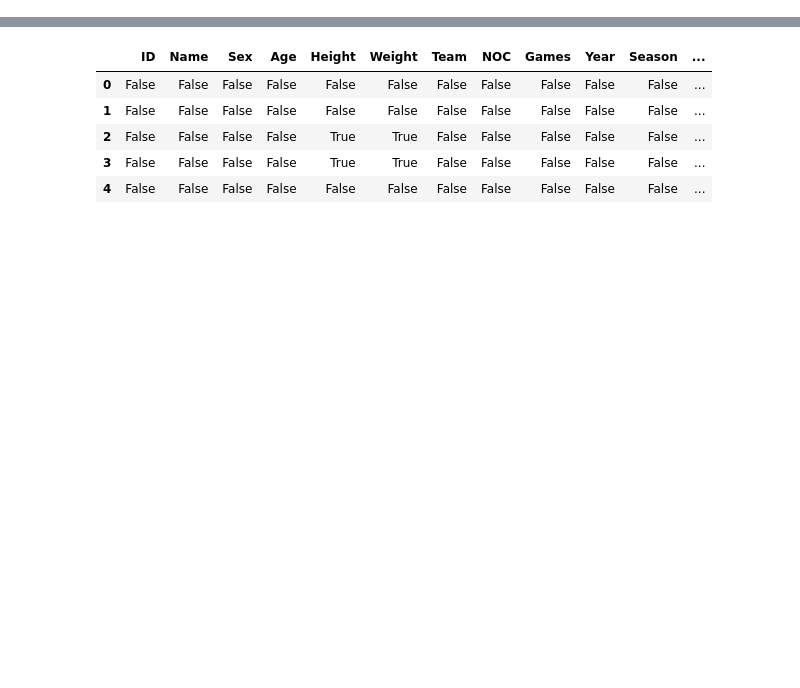
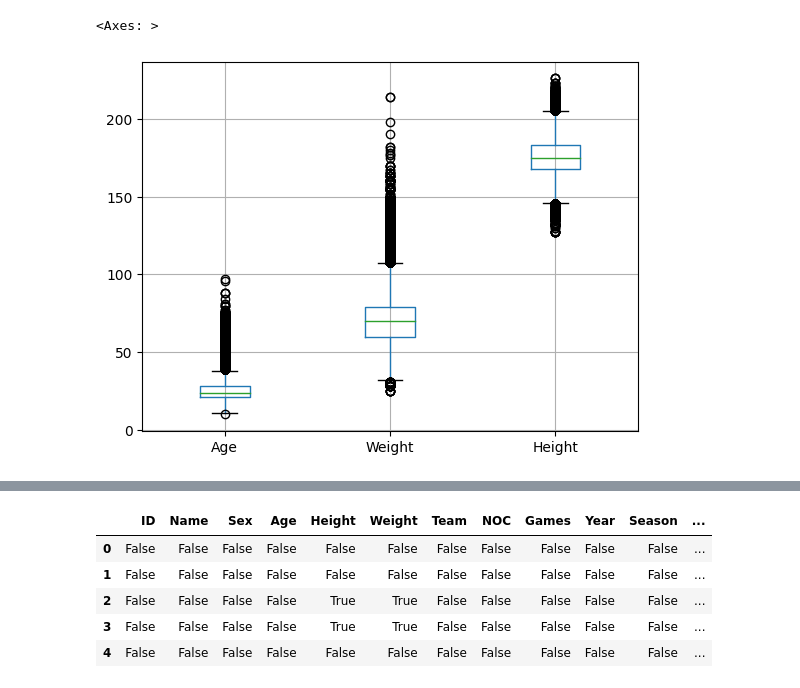
Before and after one commit to pachecowillians/machine-learning, a Jupyter notebook: pandas.ipynb, the cells around one changed output, grey strips where cells are left out. Drawn from its saved outputs; the diff is of its cells as text; code cells hidden in the pictures; blank space fills up the shorter version.

```diff
--- a/pandas.ipynb
+++ b/pandas.ipynb
@@ -115,0 +150,5 @@ plt.plot()
+# %%
+dataset.boxplot(column=['Age', 'Weight', 'Height'])
+# %% [output]
+<Axes: >
+[figure, added]
```
Also changed, not shown: parts of 45 cells of this notebook.
